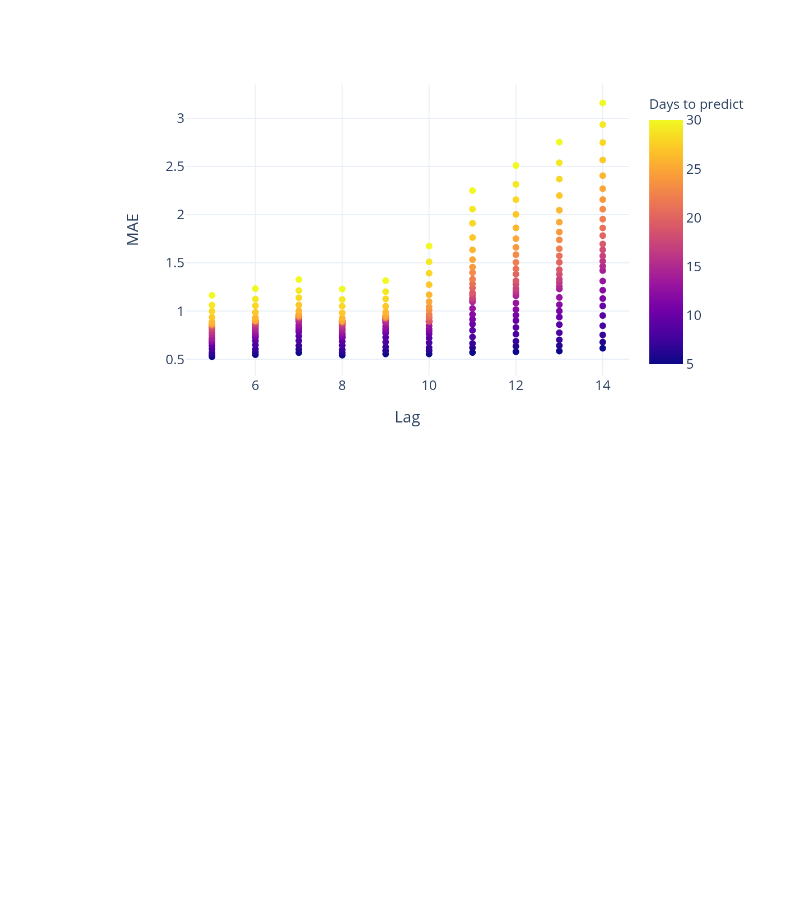
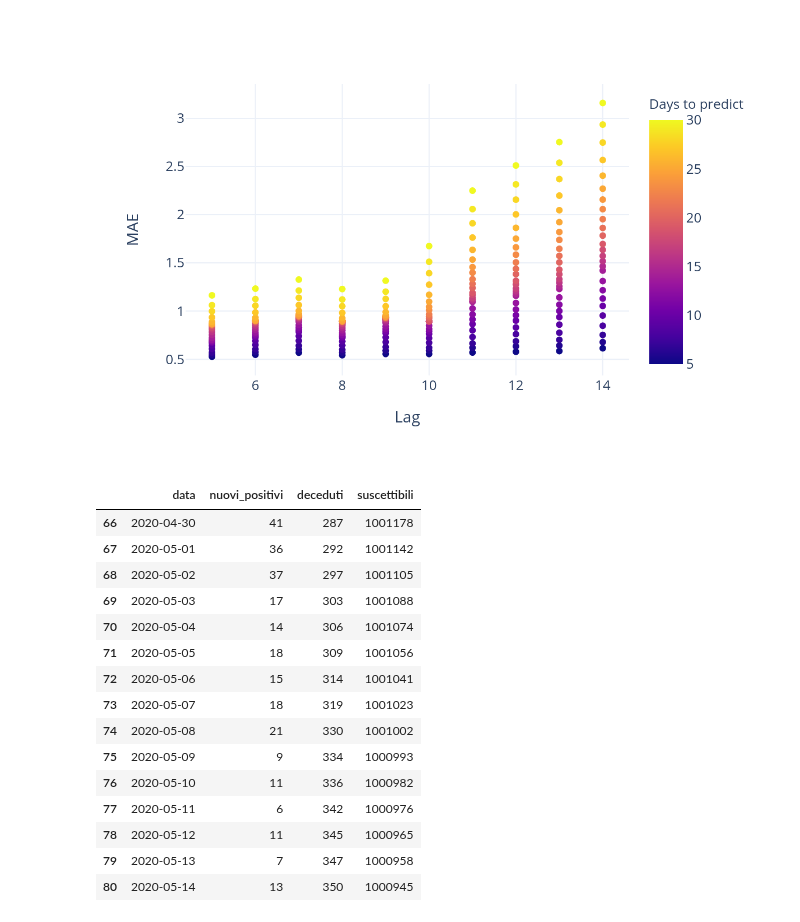
Before and after one commit to nicoloverardo/master-degree-thesis, a Jupyter notebook: notebooks/02-sird.ipynb, the cells around one changed output. Saved outputs shown, nothing was run; the diff lists cells and outputs as text; code cells hidden in the pictures; blank space fills up the shorter version.

```diff
--- a/notebooks/02-sird.ipynb
+++ b/notebooks/02-sird.ipynb
@@ -1297,0 +1487,34 @@ Image(fig.to_image(format="png", width=600, height=400, scale=2))
+# %%
+real_df = covidpro_df.loc[(covidpro_df.Province == prov), ["Date", "New_cases", "Curr_pos_cases", "Tot_deaths"]].reset_index(drop=True)
+
+real_df.rename(columns={
+    "New_cases": "nuovi_positivi",
+    "Curr_pos_cases": "totale_casi",
+    "Tot_deaths": "deceduti",
+    "Date": "data"
+    },inplace=True)
+
+real_df = real_df.iloc[test_idx[0]]
+
+real_df['suscettibili'] = pop - real_df['totale_casi']
+
+real_df = real_df[['data', 'nuovi_positivi', 'deceduti', 'suscettibili']]
+# %%
+real_df
+# %% [output]
+|  | data | nuovi_positivi | deceduti | suscettibili |
+| 66 | 2020-04-30 | 41 | 287 | 1001178 |
+| 67 | 2020-05-01 | 36 | 292 | 1001142 |
+| 68 | 2020-05-02 | 37 | 297 | 1001105 |
+| 69 | 2020-05-03 | 17 | 303 | 1001088 |
+| 70 | 2020-05-04 | 14 | 306 | 1001074 |
+| 71 | 2020-05-05 | 18 | 309 | 1001056 |
+| 72 | 2020-05-06 | 15 | 314 | 1001041 |
+| 73 | 2020-05-07 | 18 | 319 | 1001023 |
+| 74 | 2020-05-08 | 21 | 330 | 1001002 |
+| 75 | 2020-05-09 | 9 | 334 | 1000993 |
+| 76 | 2020-05-10 | 11 | 336 | 1000982 |
+| 77 | 2020-05-11 | 6 | 342 | 1000976 |
+| 78 | 2020-05-12 | 11 | 345 | 1000965 |
+| 79 | 2020-05-13 | 7 | 347 | 1000958 |
+| 80 | 2020-05-14 | 13 | 350 | 1000945 |
```
Also changed, not shown: parts of 10 cells of this notebook.
